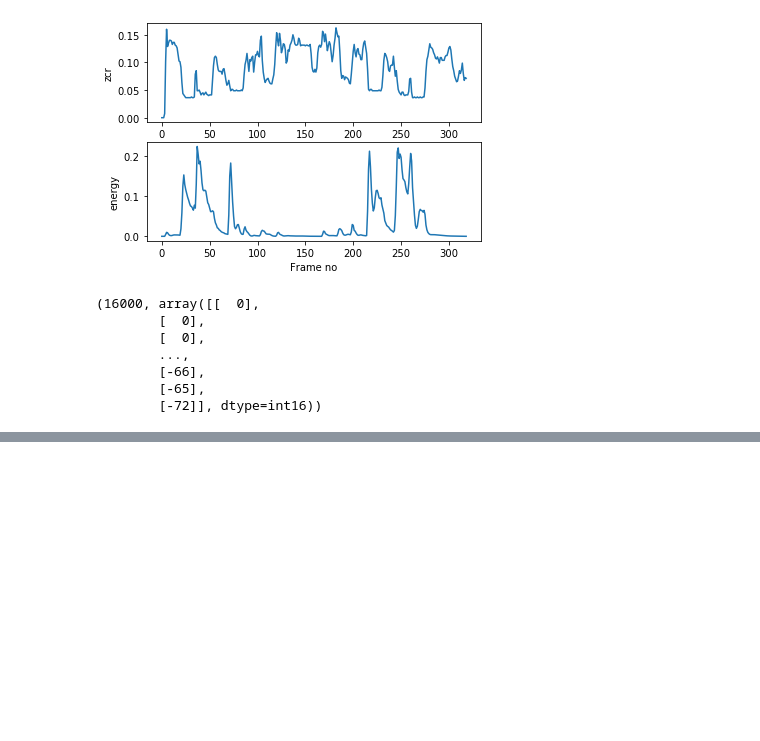
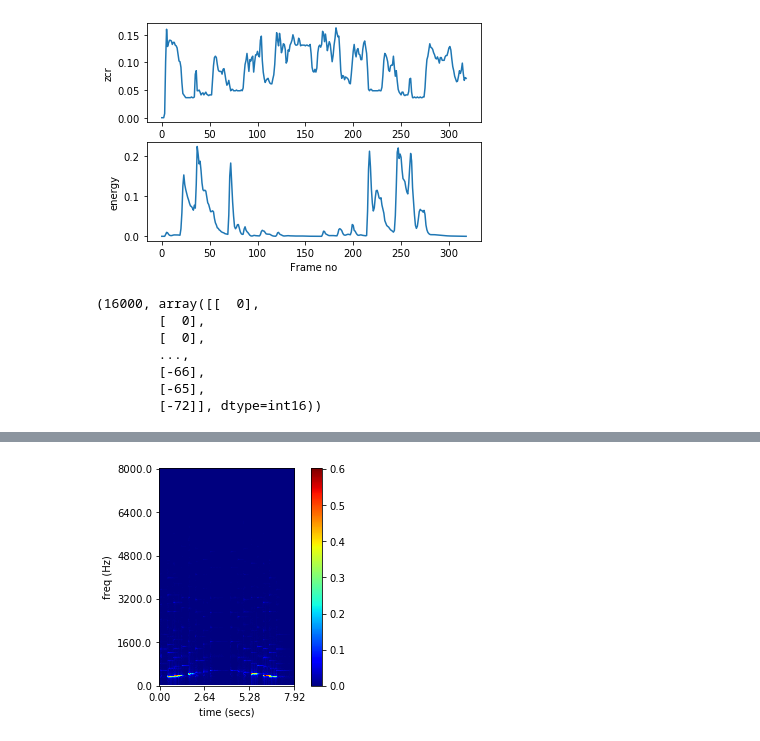
Before and after one commit to DoZor-80/audio-analysis, a Jupyter notebook: AudioAnalysis.ipynb, the cells around one changed output, grey strips where cells are left out. Cells and saved outputs as stored; diff of their text form; code cells hidden in the pictures; blank space fills up the shorter version.

```diff
--- a/AudioAnalysis.ipynb
+++ b/AudioAnalysis.ipynb
@@ -31,0 +42,7 @@ audioBasicIO.read_audio_generic("doremi.wav")
+# %%
+# Spectogram and Chromogram visualisations
+from pyAudioAnalysis import audioAnalysis
+
+audioAnalysis.fileSpectrogramWrapper("doremi.wav")
+# %% [output]
+[figure, added]
```
Also changed, not shown: parts of 16 cells of this notebook.
